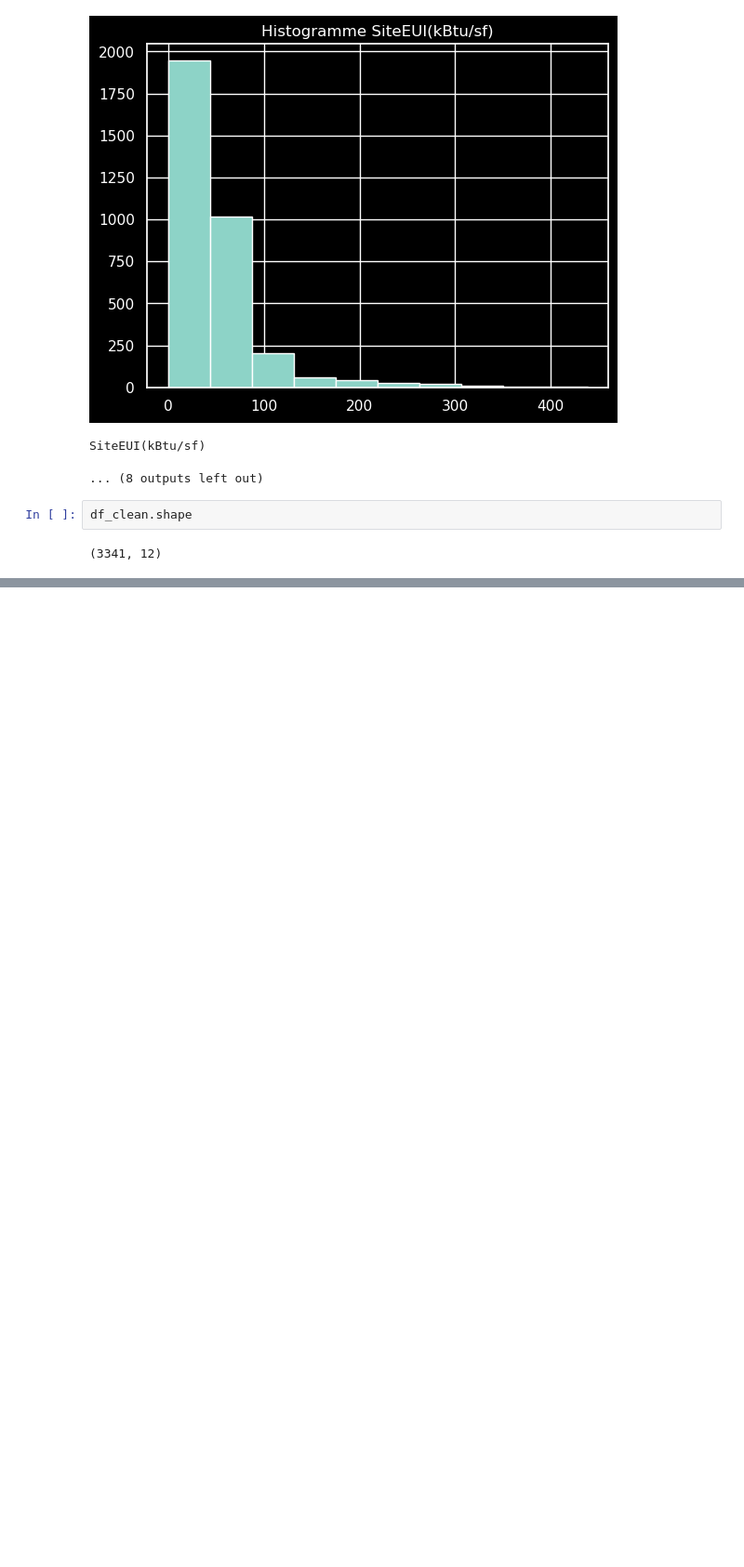
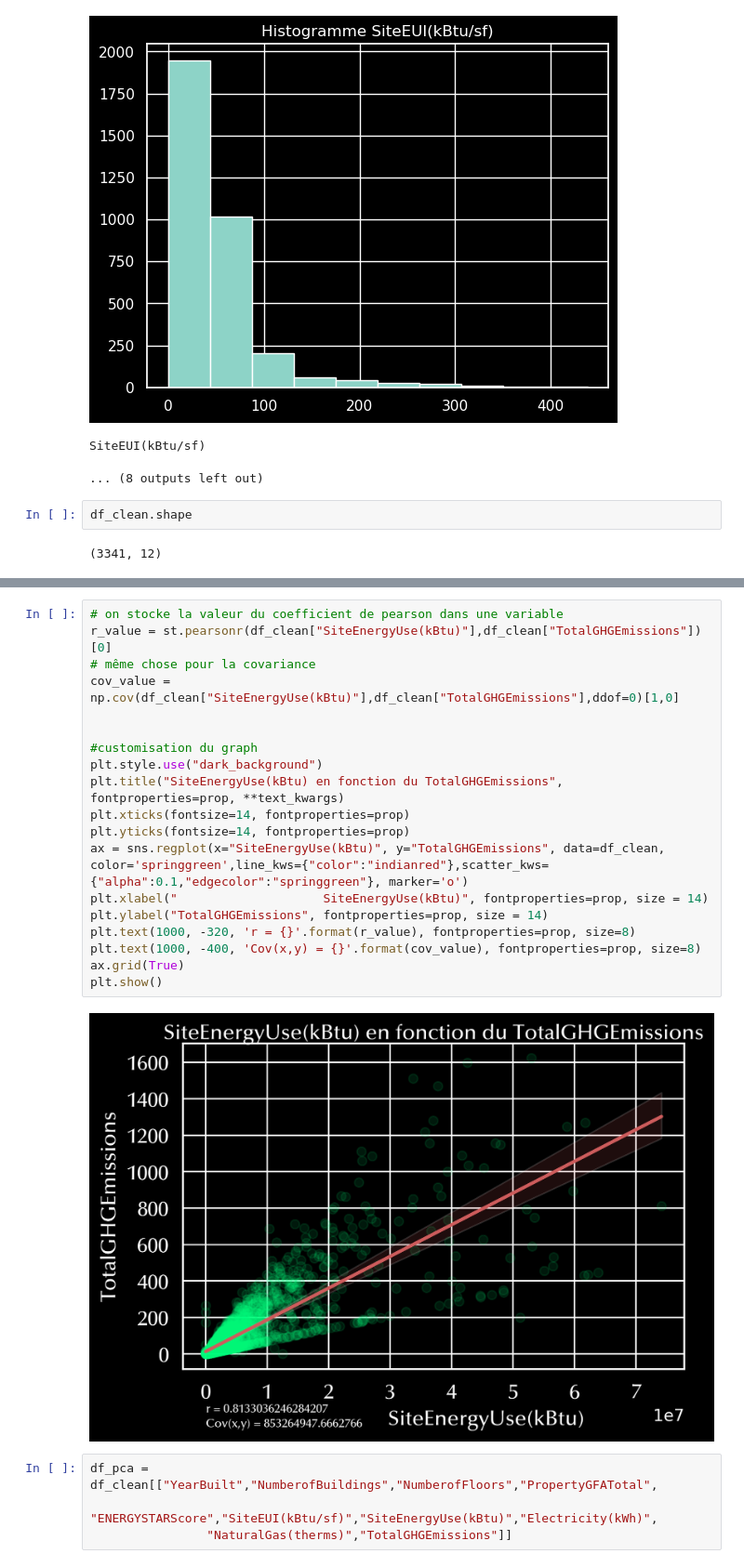
Before and after one commit to random-agile/Anticipate-Energy-Needs, a Jupyter notebook: Projet_3_Data_Cleaning.ipynb, the cells around one changed output, grey strips where cells are left out. Shown at 93% size. Cells and saved outputs as stored; diff of their text form; blank space fills up the shorter version.

```diff
--- a/Projet_3_Data_Cleaning.ipynb
+++ b/Projet_3_Data_Cleaning.ipynb
@@ -260,0 +325,25 @@ sns.set(font=prop.get_name())
+# %%
+# on stocke la valeur du coefficient de pearson dans une variable
+r_value = st.pearsonr(df_clean["SiteEnergyUse(kBtu)"],df_clean["TotalGHGEmissions"])[0]
+# même chose pour la covariance
+cov_value = np.cov(df_clean["SiteEnergyUse(kBtu)"],df_clean["TotalGHGEmissions"],ddof=0)[1,0]
+
+
+#customisation du graph
+plt.style.use("dark_background")
+plt.title("SiteEnergyUse(kBtu) en fonction du TotalGHGEmissions", fontproperties=prop, **text_kwargs)
+plt.xticks(fontsize=14, fontproperties=prop)
+plt.yticks(fontsize=14, fontproperties=prop)
+ax = sns.regplot(x="SiteEnergyUse(kBtu)", y="TotalGHGEmissions", data=df_clean, color='springgreen',line_kws={"color":"indianred"},scatter_kws={"alpha":0.1,"edgecolor":"springgreen"}, marker='o')
+plt.xlabel("                    SiteEnergyUse(kBtu)", fontproperties=prop, size = 14)
+plt.ylabel("TotalGHGEmissions", fontproperties=prop, size = 14)
+plt.text(1000, -320, 'r = {}'.format(r_value), fontproperties=prop, size=8)
+plt.text(1000, -400, 'Cov(x,y) = {}'.format(cov_value), fontproperties=prop, size=8)
+ax.grid(True)
+plt.show()
+# %% [output]
+[figure, added]
+# %%
+df_pca = df_clean[["YearBuilt","NumberofBuildings","NumberofFloors","PropertyGFATotal",
+                "ENERGYSTARScore","SiteEUI(kBtu/sf)","SiteEnergyUse(kBtu)","Electricity(kWh)",
+                "NaturalGas(therms)","TotalGHGEmissions"]]
```
Also changed, not shown: parts of 14 cells of this notebook, 3 other files.
